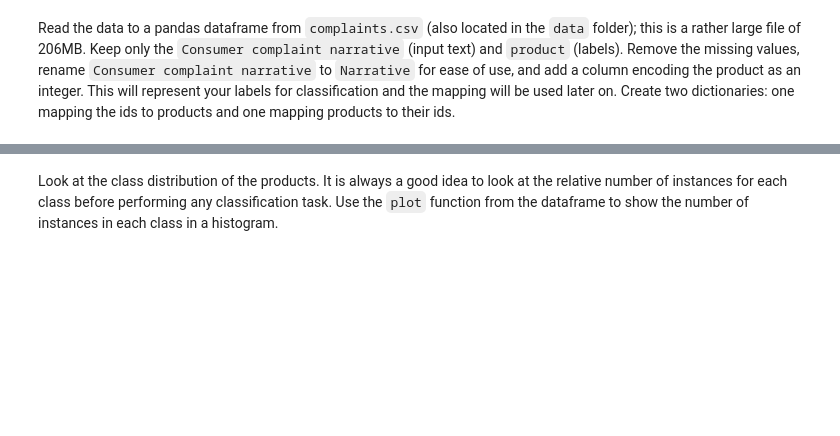
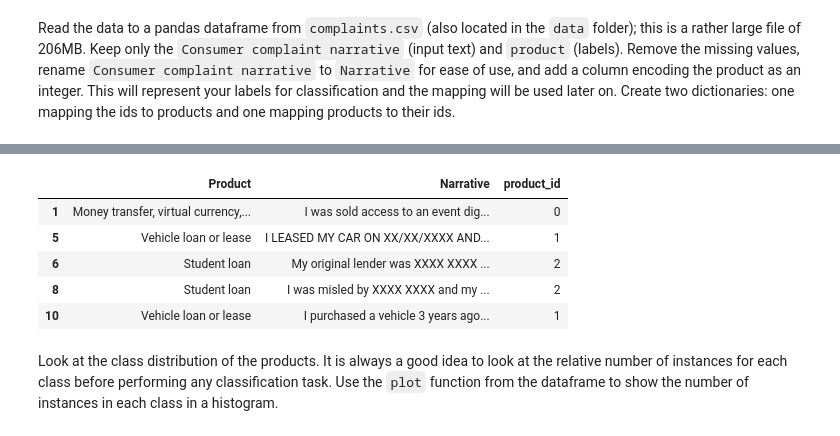
Before and after one commit to gsindlinger/IDSTA-Text-Miners, a Jupyter notebook: Assignments/Assignment 3/DSTA_assignment_3_students.ipynb, the cells around one changed output, grey strips where cells are left out. Drawn from its saved outputs; the diff is of its cells as text; code cells hidden in the pictures; blank space fills up the shorter version.

```diff
--- a/Assignments/Assignment 3/DSTA_assignment_3_students.ipynb
+++ b/Assignments/Assignment 3/DSTA_assignment_3_students.ipynb
@@ -399,8 +403,19 @@ df.head()
 # %%
-df = ### remove missing ####
-df['product_id'] = ### integer ids for product ###
+df = df.dropna()### remove missing ####
+df['product_id'] = df['Product'].factorize()[0]### integer ids for product ###
+
 ### create the dictionary ####
+id_to_product = dict(zip(df.product_id, df.Product))
+product_to_id = dict(zip(df.Product, df.product_id))
+
 df.head()
+# %% [output]
+|  | Product | Narrative | product_id |
+| 1 | Money transfer, virtual currency,... | I was sold access to an event dig... | 0 |
+| 5 | Vehicle loan or lease | I LEASED MY CAR ON XX/XX/XXXX AND... | 1 |
+| 6 | Student loan | My original lender was XXXX XXXX ... | 2 |
+| 8 | Student loan | I was misled by XXXX XXXX and my ... | 2 |
+| 10 | Vehicle loan or lease | I purchased a vehicle 3 years ago... | 1 |
 # %% [markdown]
 Look at the class distribution of the products. It is always a good idea to look at the relative number of instances for each class before performing any classification task. Use the `plot` function from the dataframe to show the number of instances in each class in a histogram.
 # %%
```
Also changed, not shown: parts of 9 cells of this notebook.
